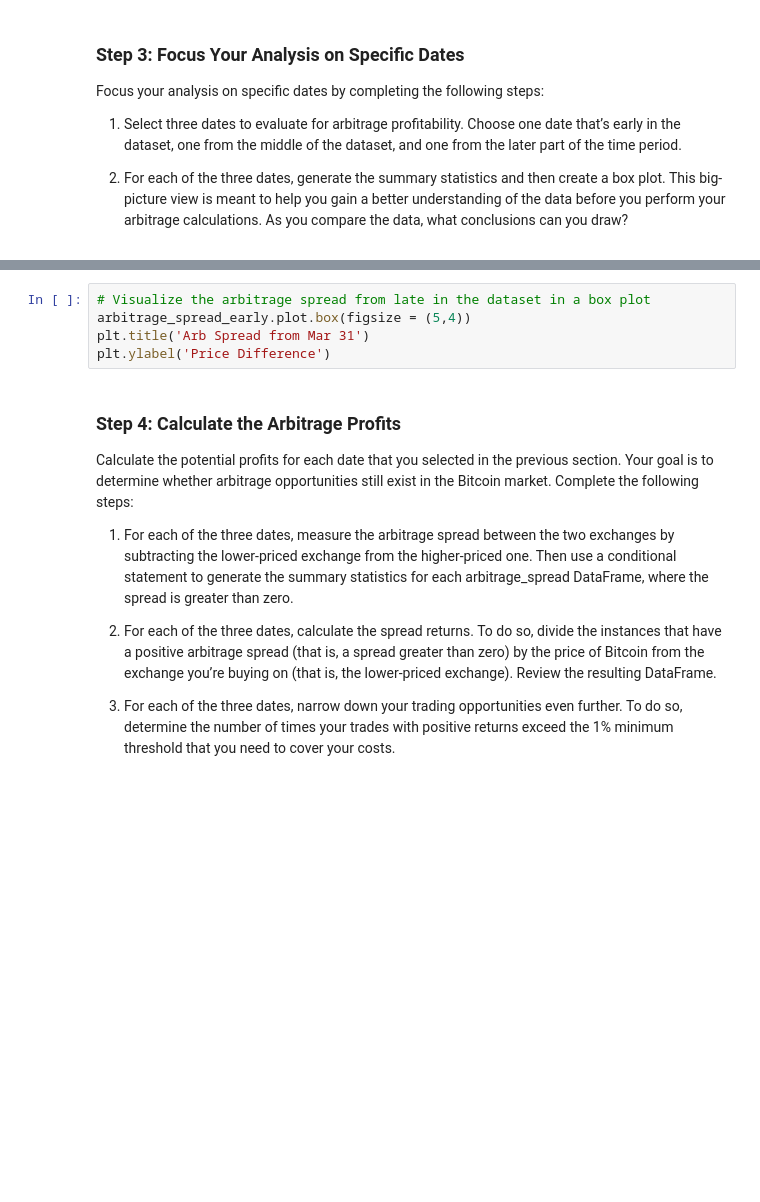
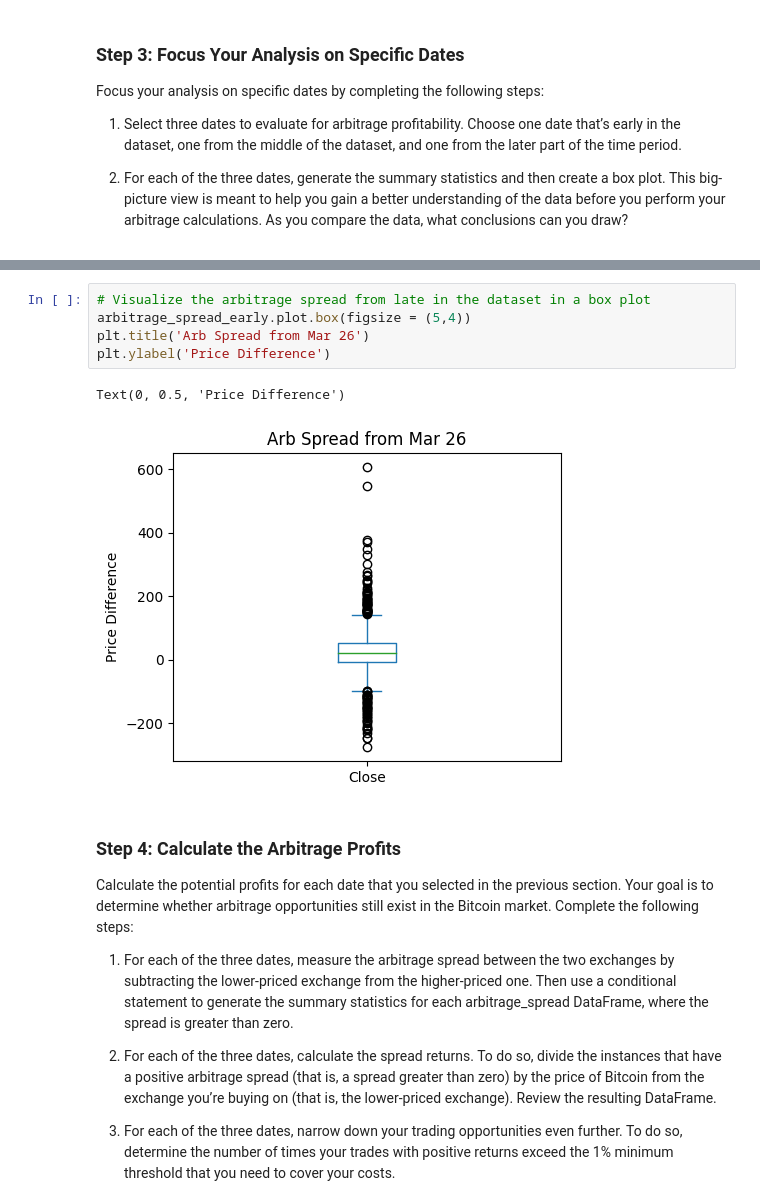
Before and after one commit to justinvalli/Challenge_3, a Jupyter notebook: Starter_Code/crypto_arbitrage.ipynb, the cells around one changed output, grey strips where cells are left out. Drawn from its saved outputs; the diff is of its cells as text; blank space fills up the shorter version.

```diff
--- a/Starter_Code/crypto_arbitrage.ipynb
+++ b/Starter_Code/crypto_arbitrage.ipynb
@@ -460,8 +557,11 @@ arbitrage_spread_middle.describe()
 # %%
 # Visualize the arbitrage spread from late in the dataset in a box plot
 arbitrage_spread_early.plot.box(figsize = (5,4))
-plt.title('Arb Spread from Mar 31')
+plt.title('Arb Spread from Mar 26')
 plt.ylabel('Price Difference')
+# %% [output]
+Text(0, 0.5, 'Price Difference')
+[figure, added]
 # %% [markdown]
 ### Step 4: Calculate the Arbitrage Profits
 
```
Also changed, not shown: parts of 25 cells of this notebook.
